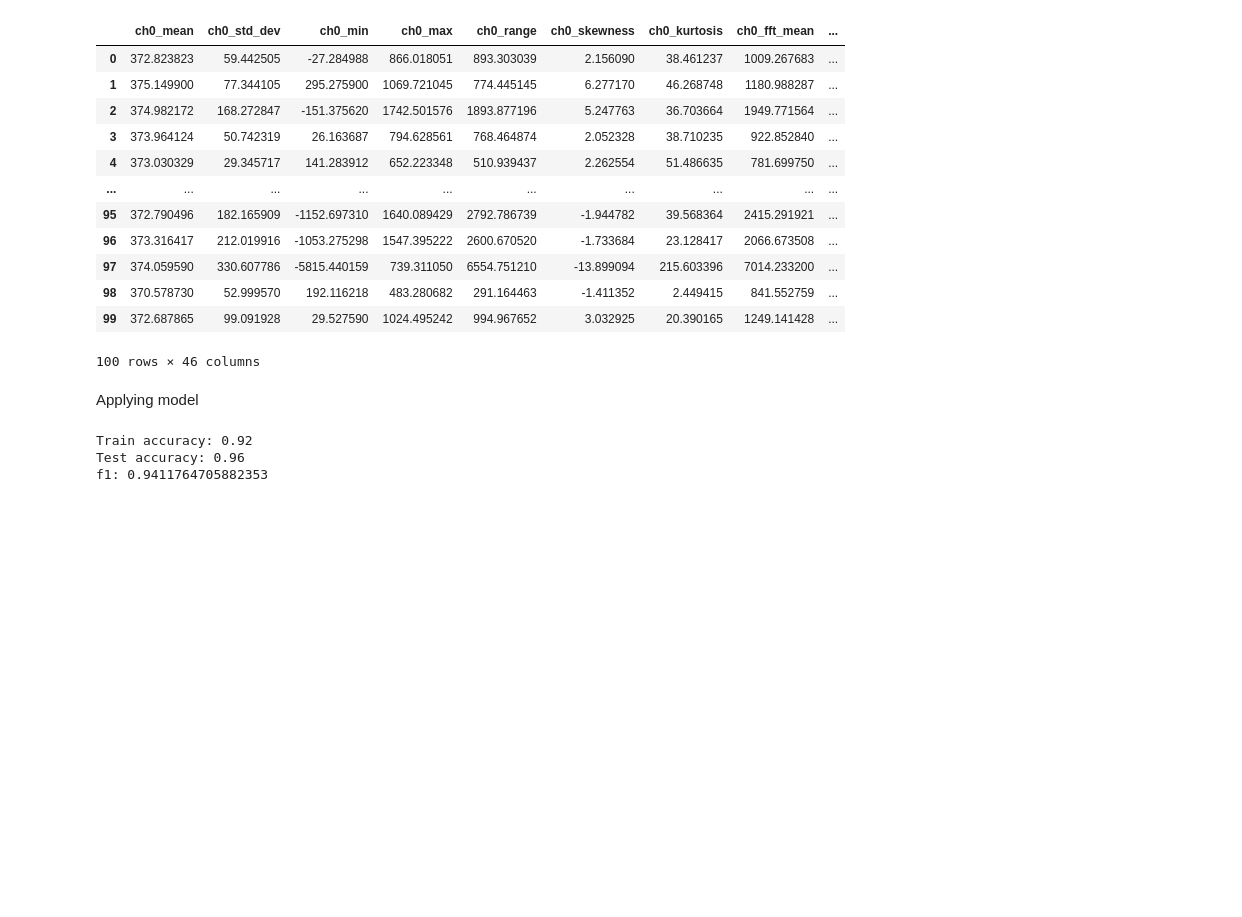
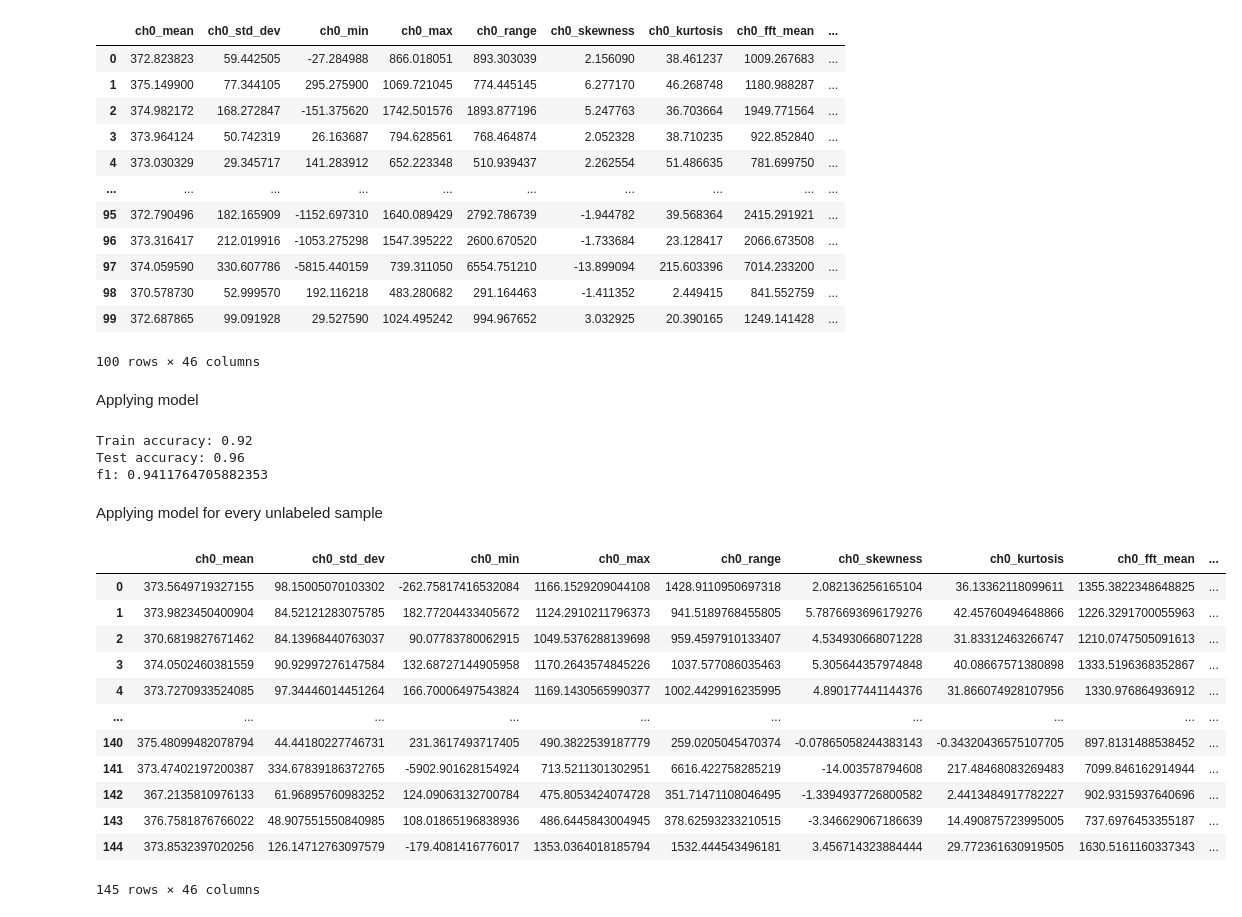
Before and after one commit to AKAD0/Pipes, a Jupyter notebook: 1.ipynb, the cells around one changed output. Saved outputs shown, nothing was run; the diff lists cells and outputs as text; code cells hidden in the pictures; blank space fills up the shorter version.

```diff
--- a/1.ipynb
+++ b/1.ipynb
@@ -153,3 +153,53 @@ print('f1: {}'.format(f1_score(y_test, y_pred)))
 Train accuracy: 0.92
 Test accuracy: 0.96
 f1: 0.9411764705882353
+# %% [markdown]
+Applying model for every unlabeled sample
+# %%
+# Getting unlabeled samples
+def sample_new_features_nolabels(sample_ID):
+    sample = unlabeled_data[unlabeled_data['id']==sample_ID]
+    ch0 = np.array(sample['ch0'])
+    ch1 = np.array(sample['ch1'])
+    ch2 = np.array(sample['ch2'])
+    ch0_new_features = channel_new_features(ch0)
+    ch1_new_features = channel_new_features(ch1)
+    ch2_new_features = channel_new_features(ch2)
+    sample_new_features = np.array(ch0_new_features + ch1_new_features + ch2_new_features + [sample_ID])
+    return sample_new_features
+
+unlabeled_data = data[~data['id'].isin(target_train['id'])]
+unlabeled_data_clean = np.empty((0, 46))
+
+for sample_ID in unlabeled_data['id'].unique():
+    unlabeled_data_clean = np.vstack([unlabeled_data_clean, sample_new_features_nolabels(sample_ID)])
+
+unlabeled_data_clean_pd = pd.DataFrame(unlabeled_data_clean)
+unlabeled_data_clean_pd.columns = [  'ch0_mean', 'ch0_std_dev', 'ch0_min', 'ch0_max', 'ch0_range', 'ch0_skewness', 'ch0_kurtosis',\
+                            'ch0_fft_mean', 'ch0_fft_std_dev', 'ch0_fft_max', 'ch0_fft_peak_freq',\
+                            'ch0_num_peaks', 'ch0_num_valleys', 'ch0_max_peak_height', 'ch0_min_valley_depth',\
+
+                            'ch1_mean', 'ch1_std_dev', 'ch1_min', 'ch1_max', 'ch1_range', 'ch1_skewness', 'ch1_kurtosis',\
+                            'ch1_fft_mean', 'ch1_fft_std_dev', 'ch1_fft_max', 'ch1_fft_peak_freq',\
+                            'ch1_num_peaks', 'ch1_num_valleys', 'ch1_max_peak_height', 'ch1_min_valley_depth',\
+
+                            'ch2_mean', 'ch2_std_dev', 'ch2_min', 'ch2_max', 'ch2_range', 'ch2_skewness', 'ch2_kurtosis',\
+                            'ch2_fft_mean', 'ch2_fft_std_dev', 'ch2_fft_max', 'ch2_fft_peak_freq',\
+                            'ch2_num_peaks', 'ch2_num_valleys', 'ch2_max_peak_height', 'ch2_min_valley_depth', 'id'\
+                            ]
+unlabeled_data_clean_pd.to_csv('unlabeled_data_clean.csv', index=False)
+unlabeled_data_clean_pd
+# %% [output]
+|  | ch0_mean | ch0_std_dev | ch0_min | ch0_max | ch0_range | ch0_skewness | ch0_kurtosis | ch0_fft_mean | ... |
+| 0 | 373.5649719327155 | 98.15005070103302 | -262.75817416532084 | 1166.1529209044108 | 1428.9110950697318 | 2.082136256165104 | 36.13362118099611 | 1355.3822348648825 | ... |
+| 1 | 373.9823450400904 | 84.52121283075785 | 182.77204433405672 | 1124.2910211796373 | 941.5189768455805 | 5.7876693696179276 | 42.45760494648866 | 1226.3291700055963 | ... |
+| 2 | 370.6819827671462 | 84.13968440763037 | 90.07783780062915 | 1049.5376288139698 | 959.4597910133407 | 4.534930668071228 | 31.83312463266747 | 1210.0747505091613 | ... |
+| 3 | 374.0502460381559 | 90.92997276147584 | 132.68727144905958 | 1170.2643574845226 | 1037.577086035463 | 5.305644357974848 | 40.08667571380898 | 1333.5196368352867 | ... |
+| 4 | 373.7270933524085 | 97.34446014451264 | 166.70006497543824 | 1169.1430565990377 | 1002.4429916235995 | 4.890177441144376 | 31.866074928107956 | 1330.976864936912 | ... |
+| ... | ... | ... | ... | ... | ... | ... | ... | ... | ... |
+| 140 | 375.48099482078794 | 44.44180227746731 | 231.3617493717405 | 490.3822539187779 | 259.0205045470374 | -0.07865058244383143 | -0.34320436575107705 | 897.8131488538452 | ... |
+| 141 | 373.47402197200387 | 334.67839186372765 | -5902.901628154924 | 713.5211301302951 | 6616.422758285219 | -14.003578794608 | 217.48468083269483 | 7099.846162914944 | ... |
+| 142 | 367.2135810976133 | 61.96895760983252 | 124.09063132700784 | 475.8053424074728 | 351.71471108046495 | -1.3394937726800582 | 2.4413484917782227 | 902.9315937640696 | ... |
+| 143 | 376.7581876766022 | 48.907551550840985 | 108.01865196838936 | 486.6445843004945 | 378.62593233210515 | -3.346629067186639 | 14.490875723995005 | 737.6976453355187 | ... |
+| 144 | 373.8532397020256 | 126.14712763097579 | -179.4081416776017 | 1353.0364018185794 | 1532.444543496181 | 3.456714323884444 | 29.772361630919505 | 1630.5161160337343 | ... |
+145 rows × 46 columns
```
Also changed, not shown: parts of 1 cell of this notebook, 2 other files.
